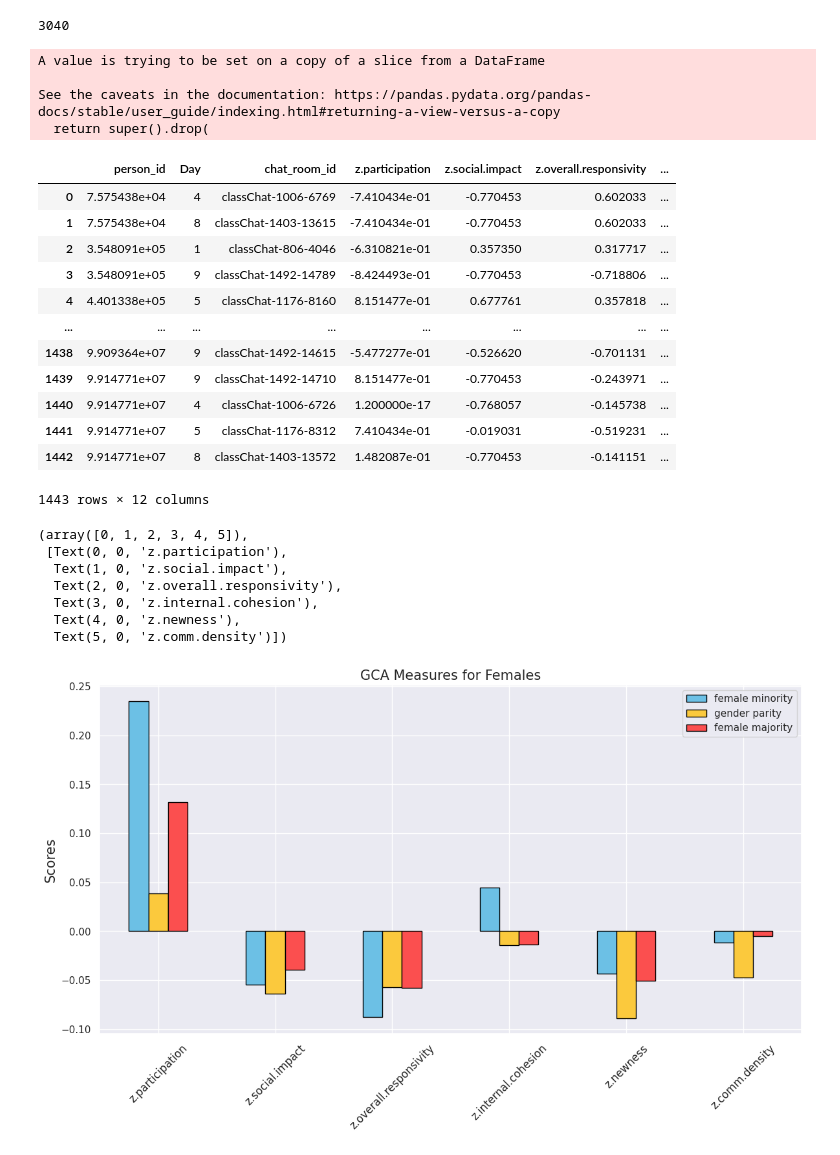
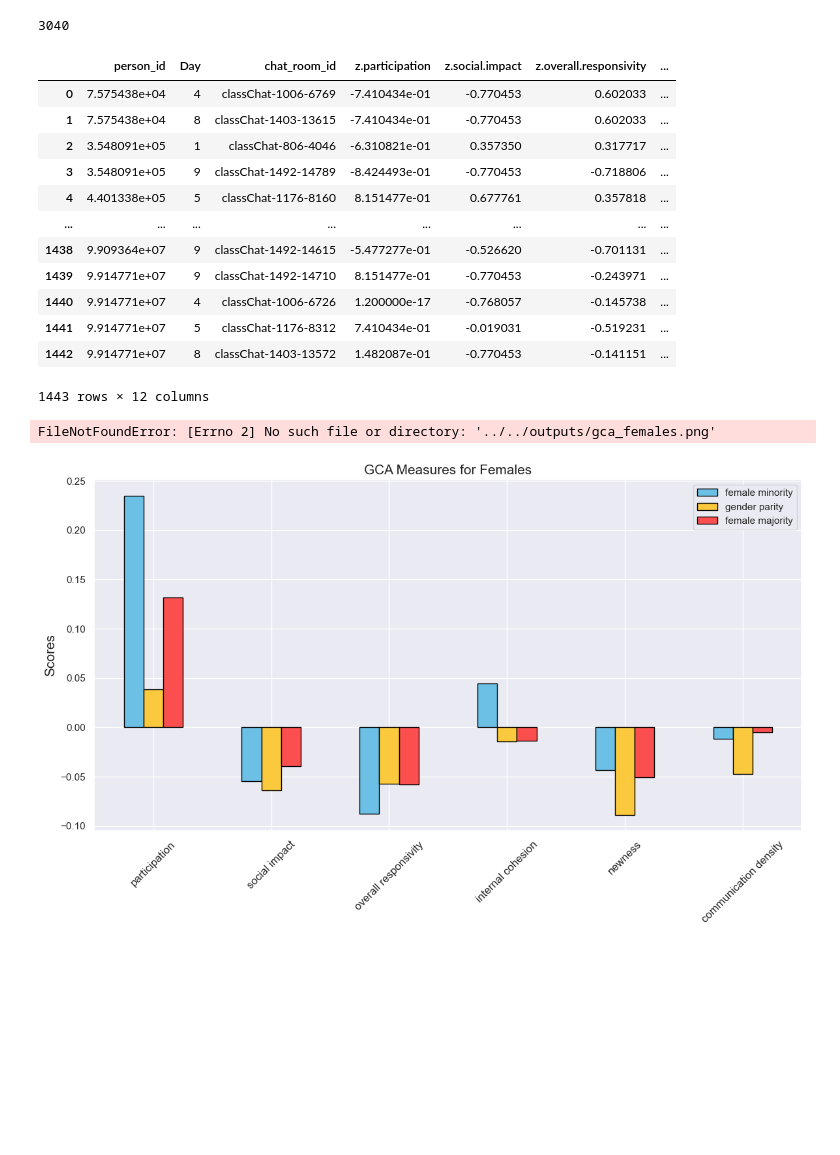
Before and after one commit to jennyt14/smoc-project, a Jupyter notebook: scripts/smoc-analysis.ipynb, the cells around one changed output. Cells and saved outputs as stored; diff of their text form; code cells hidden in the pictures; blank space fills up the shorter version.

```diff
--- a/scripts/smoc-analysis.ipynb
+++ b/scripts/smoc-analysis.ipynb
@@ -167,26 +171,22 @@ len(num_females)
 df['Number of Females'] = num_females
 df_fem = df.loc[df['Sex']==2]
 #df_fem.drop(df_fem.loc[df_fem['Number of Females']==0].index, inplace=True)
-df_fem.drop(df_fem.loc[df_fem['Number of Females']==4].index, inplace=True)
+df_fem = df_fem.drop(df_fem.loc[df_fem['Number of Females']==4].index)
 df_fem.reset_index(drop = True)
 # %% [output]
+|  | person_id | Day | chat_room_id | z.participation | z.social.impact | z.overall.responsivity | ... |
+| 0 | 7.575438e+04 | 4 | classChat-1006-6769 | -7.410434e-01 | -0.770453 | 0.602033 | ... |
+| 1 | 7.575438e+04 | 8 | classChat-1403-13615 | -7.410434e-01 | -0.770453 | 0.602033 | ... |
+| 2 | 3.548091e+05 | 1 | classChat-806-4046 | -6.310821e-01 | 0.357350 | 0.317717 | ... |
+| 3 | 3.548091e+05 | 9 | classChat-1492-14789 | -8.424493e-01 | -0.770453 | -0.718806 | ... |
+| 4 | 4.401338e+05 | 5 | classChat-1176-8160 | 8.151477e-01 | 0.677761 | 0.357818 | ... |
+| ... | ... | ... | ... | ... | ... | ... | ... |
+| 1438 | 9.909364e+07 | 9 | classChat-1492-14615 | -5.477277e-01 | -0.526620 | -0.701131 | ... |
+| 1439 | 9.914771e+07 | 9 | classChat-1492-14710 | 8.151477e-01 | -0.770453 | -0.243971 | ... |
+| 1440 | 9.914771e+07 | 4 | classChat-1006-6726 | 1.200000e-17 | -0.768057 | -0.145738 | ... |
+| 1441 | 9.914771e+07 | 5 | classChat-1176-8312 | 7.410434e-01 | -0.019031 | -0.519231 | ... |
+| 1442 | 9.914771e+07 | 8 | classChat-1403-13572 | 1.482087e-01 | -0.770453 | -0.141151 | ... |
-A value is trying to be set on a copy of a slice from a DataFrame
-
-See the caveats in the documentation: https://pandas.pydata.org/pandas-docs/stable/user_guide/indexing.html#returning-a-view-versus-a-copy
-  return super().drop(
+1443 rows × 12 columns
-|  | person_id | Day | chat_room_id | z.participation | z.social.impact | z.overall.responsivity | ... |
-| 0 | 7.575438e+04 | 4 | classChat-1006-6769 | -7.410434e-01 | -0.770453 | 0.602033 | ... |
-| 1 | 7.575438e+04 | 8 | classChat-1403-13615 | -7.410434e-01 | -0.770453 | 0.602033 | ... |
-| 2 | 3.548091e+05 | 1 | classChat-806-4046 | -6.310821e-01 | 0.357350 | 0.317717 | ... |
-| 3 | 3.548091e+05 | 9 | classChat-1492-14789 | -8.424493e-01 | -0.770453 | -0.718806 | ... |
-| 4 | 4.401338e+05 | 5 | classChat-1176-8160 | 8.151477e-01 | 0.677761 | 0.357818 | ... |
-| ... | ... | ... | ... | ... | ... | ... | ... |
-| 1438 | 9.909364e+07 | 9 | classChat-1492-14615 | -5.477277e-01 | -0.526620 | -0.701131 | ... |
-| 1439 | 9.914771e+07 | 9 | classChat-1492-14710 | 8.151477e-01 | -0.770453 | -0.243971 | ... |
-| 1440 | 9.914771e+07 | 4 | classChat-1006-6726 | 1.200000e-17 | -0.768057 | -0.145738 | ... |
-| 1441 | 9.914771e+07 | 5 | classChat-1176-8312 | 7.410434e-01 | -0.019031 | -0.519231 | ... |
-| 1442 | 9.914771e+07 | 8 | classChat-1403-13572 | 1.482087e-01 | -0.770453 | -0.141151 | ... |
-1443 rows × 12 columns
 # %%
 #chat_room_id = list(set(df_fem['chat_room_id']))
 num = [1,2,3]
@@ -210,46 +210,41 @@ for n in num:
     z_par.append(sum(y['z.participation']) / len(y))
     z_soc.append(sum(y['z.social.impact']) / len(y))
     z_overesp.append(sum(y['z.overall.responsivity']) / len(y))
     z_internal.append(sum(y['z.internal.cohesion']) / len(y))
     z_new.append(sum(y['z.newness']) / len(y))
     z_dens.append(sum(y['z.comm.density']) / len(y))
   elif n == 3:
     y = df_fem.loc[df_fem['Number of Females'] >= n]
     z_par.append(sum(y['z.participation']) / len(y))
     z_soc.append(sum(y['z.social.impact']) / len(y))
     z_overesp.append(sum(y['z.overall.responsivity']) / len(y))
     z_internal.append(sum(y['z.internal.cohesion']) / len(y))
     z_new.append(sum(y['z.newness']) / len(y))
     z_dens.append(sum(y['z.comm.density']) / len(y))
 
 plotdata = pd.DataFrame({
-    "z.participation":z_par,
-    "z.social.impact":z_soc,
-    "z.overall.responsivity":z_overesp,
-    "z.internal.cohesion":z_internal,
-    "z.newness":z_new,
-    "z.comm.density":z_dens
+    "participation":z_par,
+    "social impact":z_soc,
+    "overall responsivity":z_overesp,
+    "internal cohesion":z_internal,
+    "newness":z_new,
+    "communication density":z_dens
 
     },
     index=['female minority', 'gender parity', 'female majority']
 )
 
 plotdata = plotdata + .15
 plotdata = plotdata.transpose()
 
 plotdata.plot(kind="bar", figsize=(14, 7), color = CB_color_cycle, edgecolor = 'black')
 plt.title("GCA Measures for Females", fontsize=15)
 #plt.xlabel("Gender Compositions")
 plt.ylabel("Scores", fontsize=15)
 plt.xticks(rotation=45, fontsize=12)
+plt.savefig('../../outputs/gca_females.png')
 # %% [output]
-(array([0, 1, 2, 3, 4, 5]),
- [Text(0, 0, 'z.participation'),
-  Text(1, 0, 'z.social.impact'),
-  Text(2, 0, 'z.overall.responsivity'),
-  Text(3, 0, 'z.internal.cohesion'),
-  Text(4, 0, 'z.newness'),
-  Text(5, 0, 'z.comm.density')])
+FileNotFoundError: [Errno 2] No such file or directory: '../../outputs/gca_females.png'
-[figure, old version]
+[figure, new version]
 # %%
 df_male = df.loc[df['Sex']==1]
```
Also changed, not shown: parts of 4 cells of this notebook, 3 other files.
